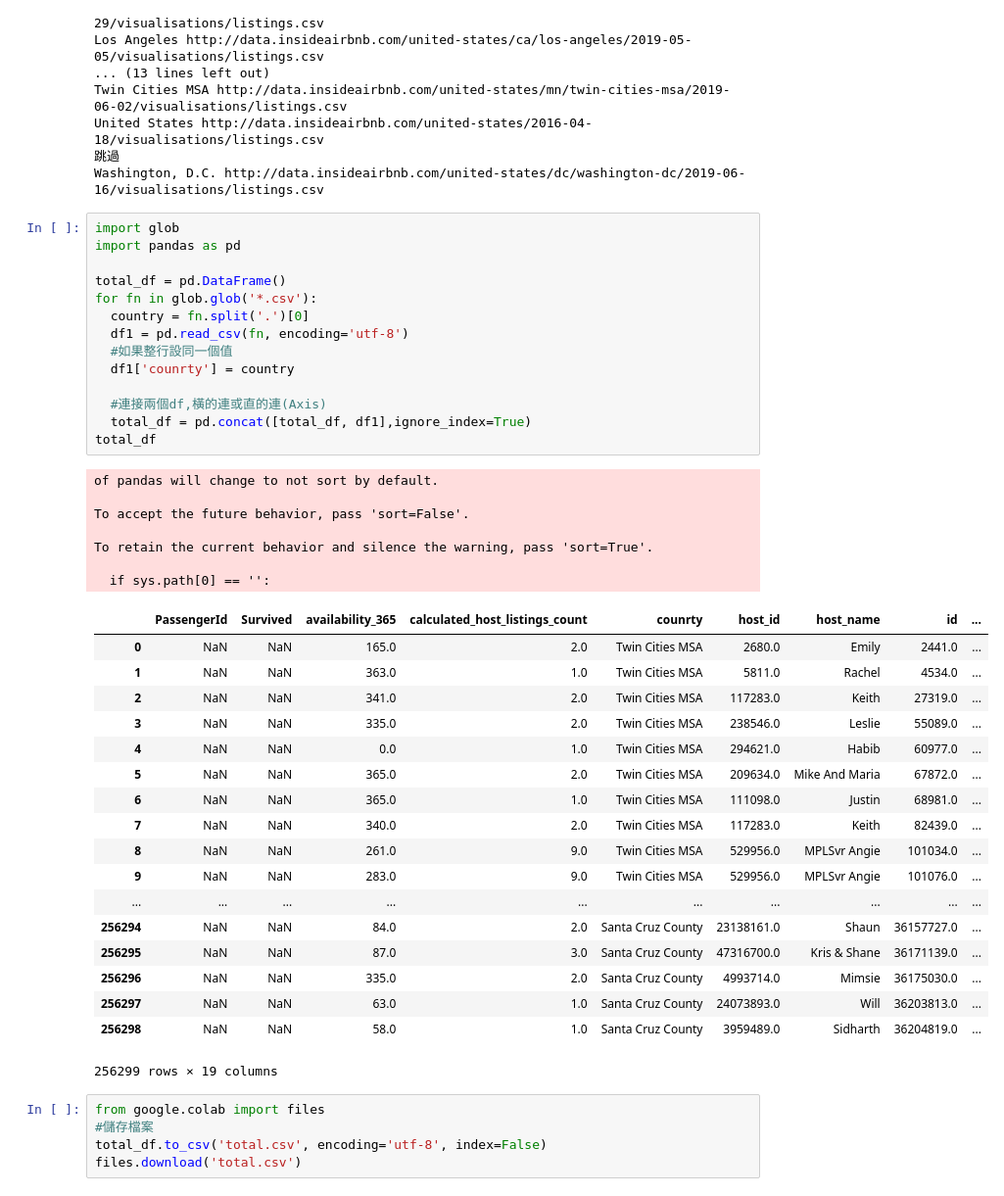
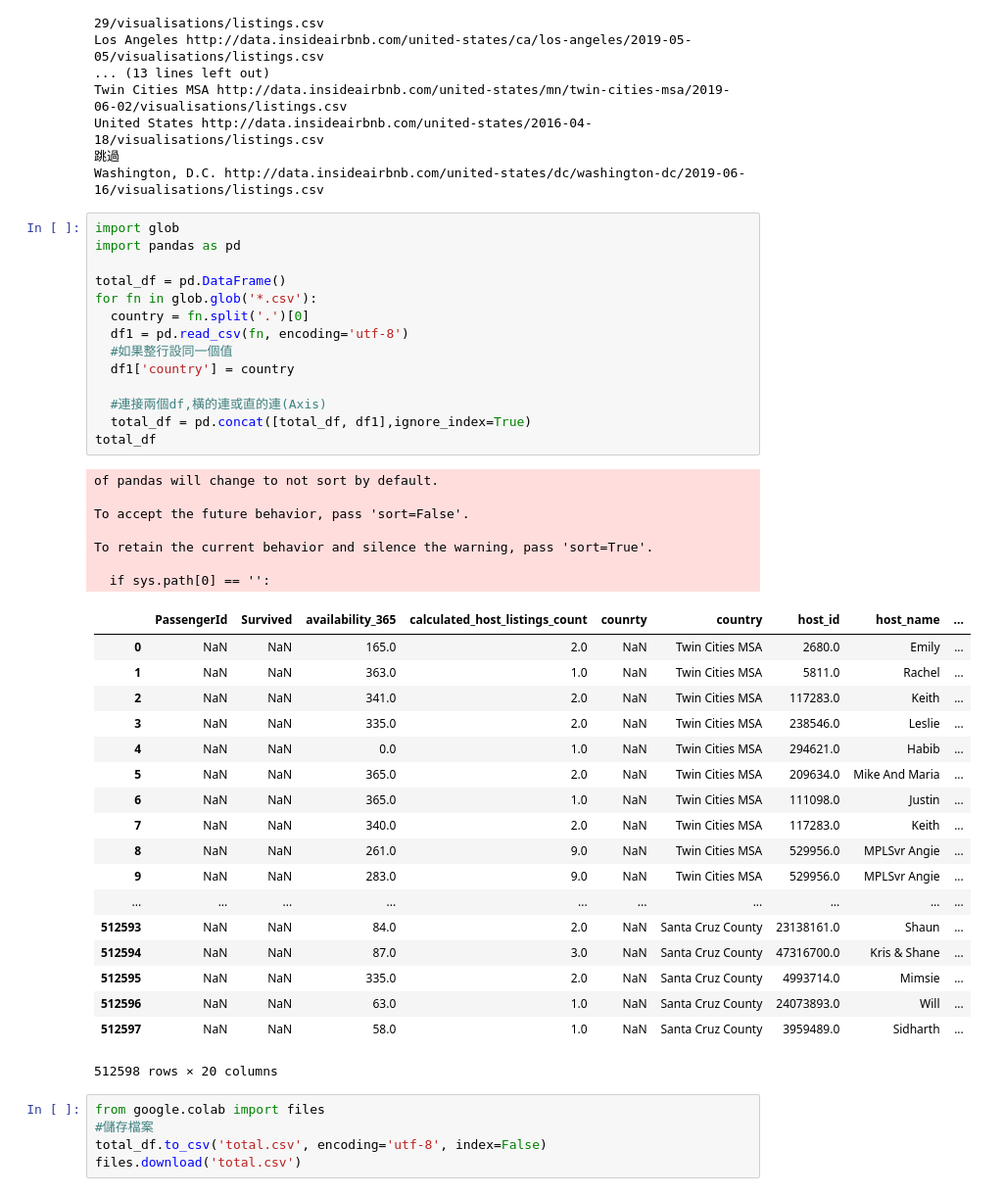
Before and after one commit to ChiaFengHong/MLMCUT, a Jupyter notebook: table.ipynb, the cells around one changed output. Shown: that part at 98% size. Drawn from its saved outputs; the diff is of its cells as text.

```diff
--- a/table.ipynb
+++ b/table.ipynb
@@ -45,43 +45,43 @@ Washington, D.C. http://data.insideairbnb.com/united-states/dc/washington-dc/201
 # %%
 import glob
 import pandas as pd
 
 total_df = pd.DataFrame()
 for fn in glob.glob('*.csv'):
   country = fn.split('.')[0]
   df1 = pd.read_csv(fn, encoding='utf-8')
   #如果整行設同一個值
-  df1['counrty'] = country
+  df1['country'] = country
 
   #連接兩個df,橫的連或直的連(Axis)
   total_df = pd.concat([total_df, df1],ignore_index=True)
 total_df
 # %% [output]
 of pandas will change to not sort by default.
 
 To accept the future behavior, pass 'sort=False'.
 
 To retain the current behavior and silence the warning, pass 'sort=True'.
 
   if sys.path[0] == '':
-|  | PassengerId | Survived | availability_365 | calculated_host_listings_count | counrty | host_id | host_name | id | ... |
-| 0 | NaN | NaN | 165.0 | 2.0 | Twin Cities MSA | 2680.0 | Emily | 2441.0 | ... |
-| 1 | NaN | NaN | 363.0 | 1.0 | Twin Cities MSA | 5811.0 | Rachel | 4534.0 | ... |
-| 2 | NaN | NaN | 341.0 | 2.0 | Twin Cities MSA | 117283.0 | Keith | 27319.0 | ... |
-| 3 | NaN | NaN | 335.0 | 2.0 | Twin Cities MSA | 238546.0 | Leslie | 55089.0 | ... |
-| 4 | NaN | NaN | 0.0 | 1.0 | Twin Cities MSA | 294621.0 | Habib | 60977.0 | ... |
-| 5 | NaN | NaN | 365.0 | 2.0 | Twin Cities MSA | 209634.0 | Mike And Maria | 67872.0 | ... |
-| 6 | NaN | NaN | 365.0 | 1.0 | Twin Cities MSA | 111098.0 | Justin | 68981.0 | ... |
-| 7 | NaN | NaN | 340.0 | 2.0 | Twin Cities MSA | 117283.0 | Keith | 82439.0 | ... |
-| 8 | NaN | NaN | 261.0 | 9.0 | Twin Cities MSA | 529956.0 | MPLSvr Angie | 101034.0 | ... |
-| 9 | NaN | NaN | 283.0 | 9.0 | Twin Cities MSA | 529956.0 | MPLSvr Angie | 101076.0 | ... |
+|  | PassengerId | Survived | availability_365 | calculated_host_listings_count | counrty | country | host_id | host_name | ... |
+| 0 | NaN | NaN | 165.0 | 2.0 | NaN | Twin Cities MSA | 2680.0 | Emily | ... |
+| 1 | NaN | NaN | 363.0 | 1.0 | NaN | Twin Cities MSA | 5811.0 | Rachel | ... |
+| 2 | NaN | NaN | 341.0 | 2.0 | NaN | Twin Cities MSA | 117283.0 | Keith | ... |
+| 3 | NaN | NaN | 335.0 | 2.0 | NaN | Twin Cities MSA | 238546.0 | Leslie | ... |
+| 4 | NaN | NaN | 0.0 | 1.0 | NaN | Twin Cities MSA | 294621.0 | Habib | ... |
+| 5 | NaN | NaN | 365.0 | 2.0 | NaN | Twin Cities MSA | 209634.0 | Mike And Maria | ... |
+| 6 | NaN | NaN | 365.0 | 1.0 | NaN | Twin Cities MSA | 111098.0 | Justin | ... |
+| 7 | NaN | NaN | 340.0 | 2.0 | NaN | Twin Cities MSA | 117283.0 | Keith | ... |
+| 8 | NaN | NaN | 261.0 | 9.0 | NaN | Twin Cities MSA | 529956.0 | MPLSvr Angie | ... |
+| 9 | NaN | NaN | 283.0 | 9.0 | NaN | Twin Cities MSA | 529956.0 | MPLSvr Angie | ... |
 | ... | ... | ... | ... | ... | ... | ... | ... | ... | ... |
-| 256294 | NaN | NaN | 84.0 | 2.0 | Santa Cruz County | 23138161.0 | Shaun | 36157727.0 | ... |
-| 256295 | NaN | NaN | 87.0 | 3.0 | Santa Cruz County | 47316700.0 | Kris & Shane | 36171139.0 | ... |
-| 256296 | NaN | NaN | 335.0 | 2.0 | Santa Cruz County | 4993714.0 | Mimsie | 36175030.0 | ... |
-| 256297 | NaN | NaN | 63.0 | 1.0 | Santa Cruz County | 24073893.0 | Will | 36203813.0 | ... |
-| 256298 | NaN | NaN | 58.0 | 1.0 | Santa Cruz County | 3959489.0 | Sidharth | 36204819.0 | ... |
+| 512593 | NaN | NaN | 84.0 | 2.0 | NaN | Santa Cruz County | 23138161.0 | Shaun | ... |
+| 512594 | NaN | NaN | 87.0 | 3.0 | NaN | Santa Cruz County | 47316700.0 | Kris & Shane | ... |
+| 512595 | NaN | NaN | 335.0 | 2.0 | NaN | Santa Cruz County | 4993714.0 | Mimsie | ... |
+| 512596 | NaN | NaN | 63.0 | 1.0 | NaN | Santa Cruz County | 24073893.0 | Will | ... |
+| 512597 | NaN | NaN | 58.0 | 1.0 | NaN | Santa Cruz County | 3959489.0 | Sidharth | ... |
-256299 rows × 19 columns
+512598 rows × 20 columns
 # %%
 from google.colab import files
 #儲存檔案
```
Also changed, not shown: parts of 13 cells of this notebook.
